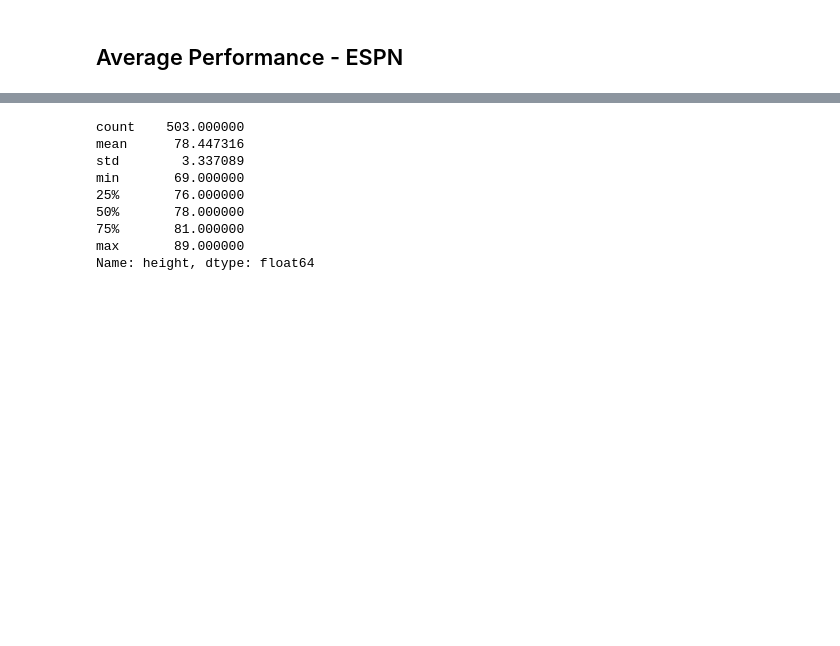
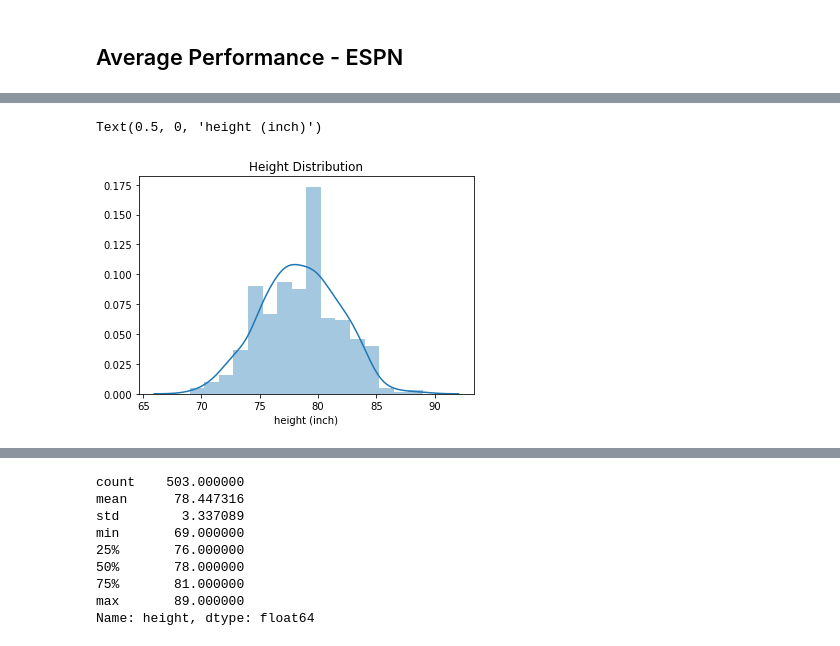
Before and after one commit to Mayer-Yang/NBA_Winner, a Jupyter notebook: raw_analysis_code/NBA-PlayersClustering.ipynb, the cells around one changed output, grey strips where cells are left out. Drawn from its saved outputs; the diff is of its cells as text; code cells hidden in the pictures; blank space fills up the shorter version.

```diff
--- a/raw_analysis_code/NBA-PlayersClustering.ipynb
+++ b/raw_analysis_code/NBA-PlayersClustering.ipynb
@@ -62,0 +57,7 @@ physical_att = player_physical[['name','position','height','weight','GP','GS', '
+# %%
+sns.distplot(physical_att['height'])
+plt.title('Height Distribution')
+plt.xlabel('height (inch)')
+# %% [output]
+Text(0.5, 0, 'height (inch)')
+[figure, added]
```
Also changed, not shown: parts of 51 cells of this notebook.
